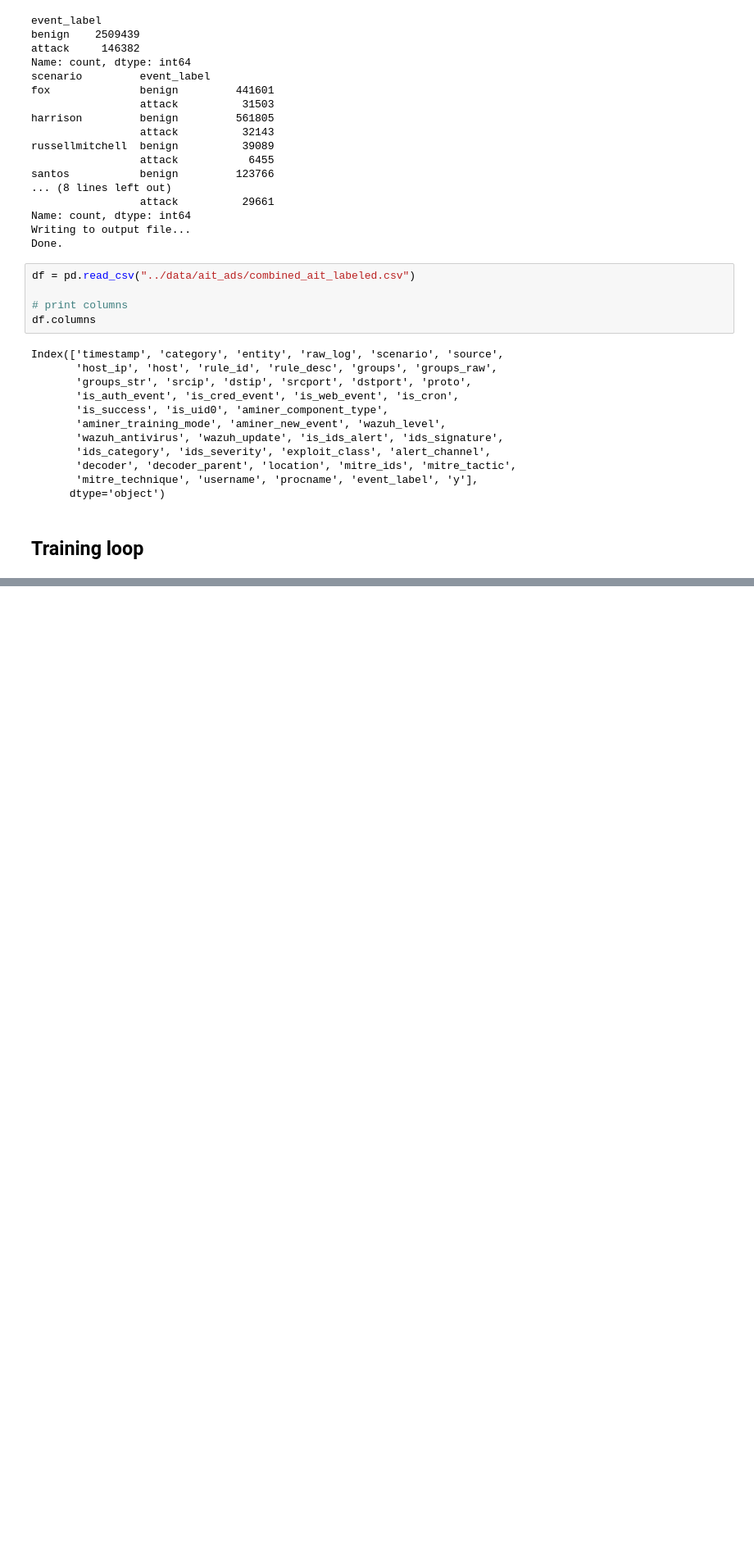
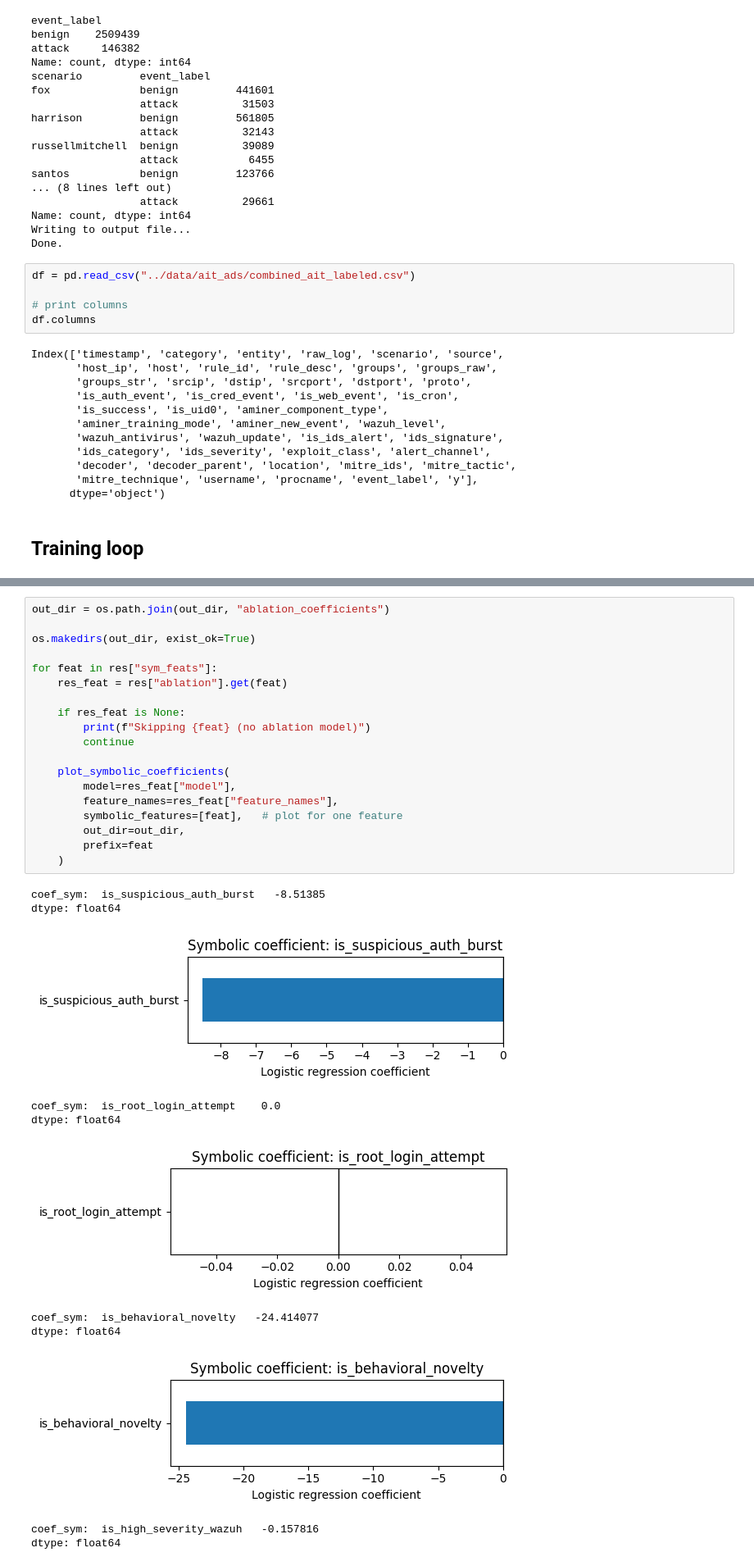
Before and after one commit to annaneliaa/msc-thesis, a Jupyter notebook: aact/baseline.ipynb, the cells around one changed output, grey strips where cells are left out. Shown at 82% size. Cells and saved outputs as stored; diff of their text form; blank space fills up the shorter version.

```diff
--- a/aact/baseline.ipynb
+++ b/aact/baseline.ipynb
@@ -345,0 +405,31 @@ ValueError: Input contains NaN.
+# %%
+out_dir = os.path.join(out_dir, "ablation_coefficients")
+
+os.makedirs(out_dir, exist_ok=True)
+
+for feat in res["sym_feats"]:
+    res_feat = res["ablation"].get(feat)
+
+    if res_feat is None:
+        print(f"Skipping {feat} (no ablation model)")
+        continue
+
+    plot_symbolic_coefficients(
+        model=res_feat["model"],
+        feature_names=res_feat["feature_names"],
+        symbolic_features=[feat],   # plot for one feature
+        out_dir=out_dir,
+        prefix=feat
+    )
+# %% [output]
+coef_sym:  is_suspicious_auth_burst   -8.51385
+dtype: float64
+[figure, added]
+coef_sym:  is_root_login_attempt    0.0
+dtype: float64
+[figure, added]
+coef_sym:  is_behavioral_novelty   -24.414077
+dtype: float64
+[figure, added]
+coef_sym:  is_high_severity_wazuh   -0.157816
+dtype: float64
```
Also changed, not shown: parts of 12 cells of this notebook, 16 other files.
